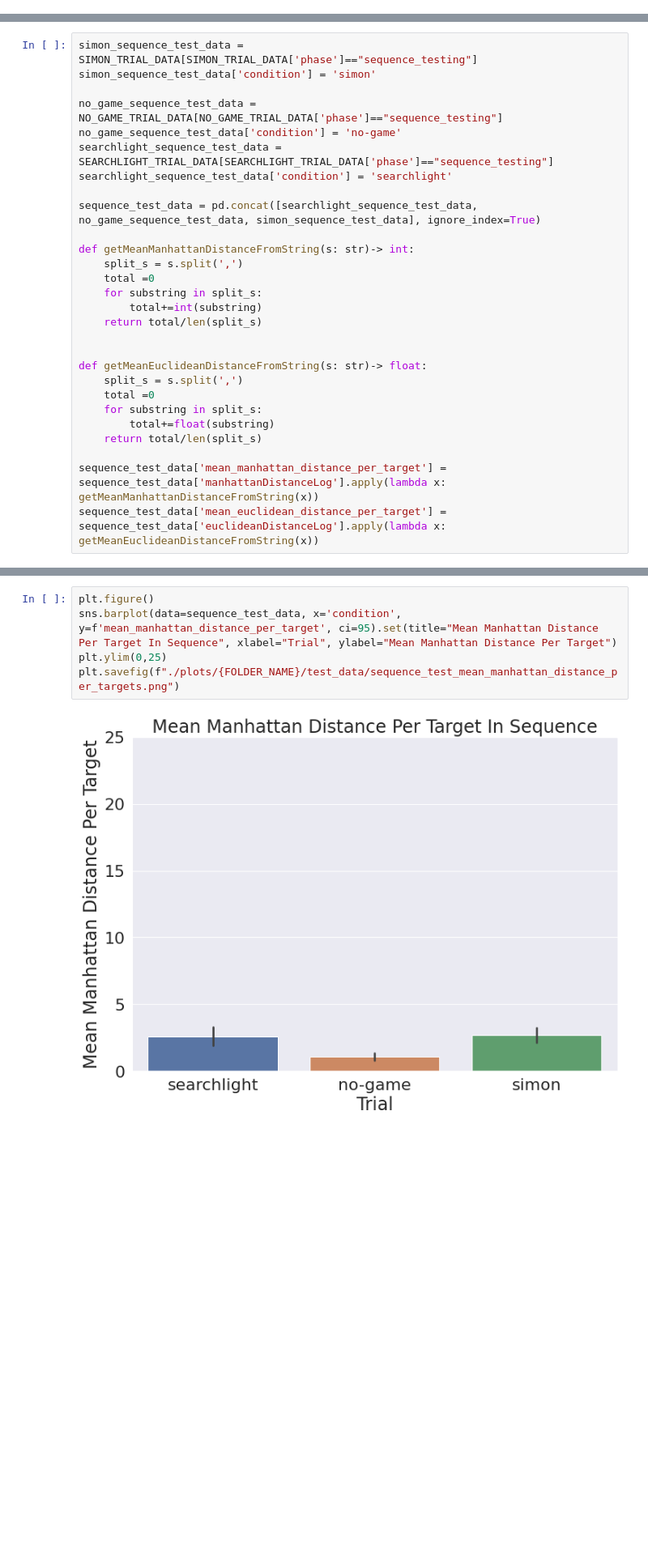
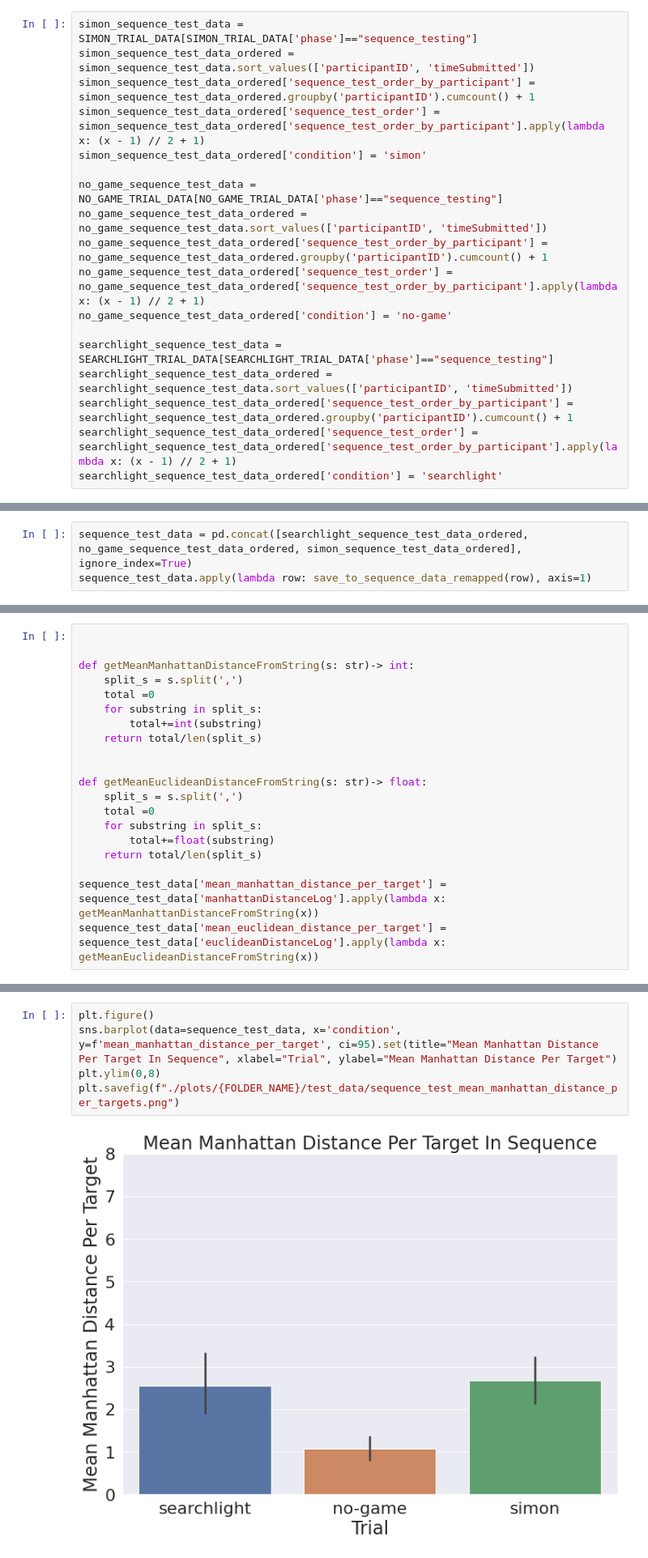
Before and after one commit to hermana/hci-experiment-analysis, a Jupyter notebook: game_mechanics_study/between_participants_pilot_analysis.ipynb, the cells around one changed output, grey strips where cells are left out. Shown at 81% size. Drawn from its saved outputs; the diff is of its cells as text; blank space fills up the shorter version.

```diff
--- a/game_mechanics_study/between_participants_pilot_analysis.ipynb
+++ b/game_mechanics_study/between_participants_pilot_analysis.ipynb
@@ -471,2 +532,20 @@ plt.savefig(f"./plots/{FOLDER_NAME}/test_data/distance_per_target.png")
 # %% [markdown]
 <h2>Sequence Test Analysis</h2>
+# %%
+simon_sequence_test_data = SIMON_TRIAL_DATA[SIMON_TRIAL_DATA['phase']=="sequence_testing"]
+simon_sequence_test_data_ordered = simon_sequence_test_data.sort_values(['participantID', 'timeSubmitted'])
+simon_sequence_test_data_ordered['sequence_test_order_by_participant'] = simon_sequence_test_data_ordered.groupby('participantID').cumcount() + 1
+simon_sequence_test_data_ordered['sequence_test_order'] = simon_sequence_test_data_ordered['sequence_test_order_by_participant'].apply(lambda x: (x - 1) // 2 + 1)
+simon_sequence_test_data_ordered['condition'] = 'simon'
+
+no_game_sequence_test_data = NO_GAME_TRIAL_DATA[NO_GAME_TRIAL_DATA['phase']=="sequence_testing"]
+no_game_sequence_test_data_ordered = no_game_sequence_test_data.sort_values(['participantID', 'timeSubmitted'])
+no_game_sequence_test_data_ordered['sequence_test_order_by_participant'] = no_game_sequence_test_data_ordered.groupby('participantID').cumcount() + 1
+no_game_sequence_test_data_ordered['sequence_test_order'] = no_game_sequence_test_data_ordered['sequence_test_order_by_participant'].apply(lambda x: (x - 1) // 2 + 1)
+no_game_sequence_test_data_ordered['condition'] = 'no-game'
+
+searchlight_sequence_test_data = SEARCHLIGHT_TRIAL_DATA[SEARCHLIGHT_TRIAL_DATA['phase']=="sequence_testing"]
+searchlight_sequence_test_data_ordered = searchlight_sequence_test_data.sort_values(['participantID', 'timeSubmitted'])
+searchlight_sequence_test_data_ordered['sequence_test_order_by_participant'] = searchlight_sequence_test_data_ordered.groupby('participantID').cumcount() + 1
+searchlight_sequence_test_data_ordered['sequence_test_order'] = searchlight_sequence_test_data_ordered['sequence_test_order_by_participant'].apply(lambda x: (x - 1) // 2 + 1)
+searchlight_sequence_test_data_ordered['condition'] = 'searchlight'
@@ -472,0 +581,3 @@ plt.savefig(f"./plots/{FOLDER_NAME}/test_data/distance_per_target.png")
+# %%
+sequence_test_data = pd.concat([searchlight_sequence_test_data_ordered, no_game_sequence_test_data_ordered, simon_sequence_test_data_ordered], ignore_index=True)
+sequence_test_data.apply(lambda row: save_to_sequence_data_remapped(row), axis=1)
@@ -473,13 +598,5 @@ plt.savefig(f"./plots/{FOLDER_NAME}/test_data/distance_per_target.png")
 # %%
-simon_sequence_test_data = SIMON_TRIAL_DATA[SIMON_TRIAL_DATA['phase']=="sequence_testing"]
-simon_sequence_test_data['condition'] = 'simon'
 
-no_game_sequence_test_data = NO_GAME_TRIAL_DATA[NO_GAME_TRIAL_DATA['phase']=="sequence_testing"]
-no_game_sequence_test_data['condition'] = 'no-game'
-searchlight_sequence_test_data = SEARCHLIGHT_TRIAL_DATA[SEARCHLIGHT_TRIAL_DATA['phase']=="sequence_testing"]
-searchlight_sequence_test_data['condition'] = 'searchlight'
-
-sequence_test_data = pd.concat([searchlight_sequence_test_data, no_game_sequence_test_data, simon_sequence_test_data], ignore_index=True)
 
 def getMeanManhattanDistanceFromString(s: str)-> int:
     split_s = s.split(',')
@@ -517,7 +618,7 @@ See the caveats in the documentation: https://pandas.pydata.org/pandas-docs/stab
 # %%
 plt.figure()
 sns.barplot(data=sequence_test_data, x='condition', y=f'mean_manhattan_distance_per_target', ci=95).set(title="Mean Manhattan Distance Per Target In Sequence", xlabel="Trial", ylabel="Mean Manhattan Distance Per Target")
-plt.ylim(0,25)
+plt.ylim(0,8)
 plt.savefig(f"./plots/{FOLDER_NAME}/test_data/sequence_test_mean_manhattan_distance_per_targets.png")
 # %% [output]
-[figure, old version]
+[figure, new version]
```
Also changed, not shown: parts of 18 cells of this notebook, 46 other files.
